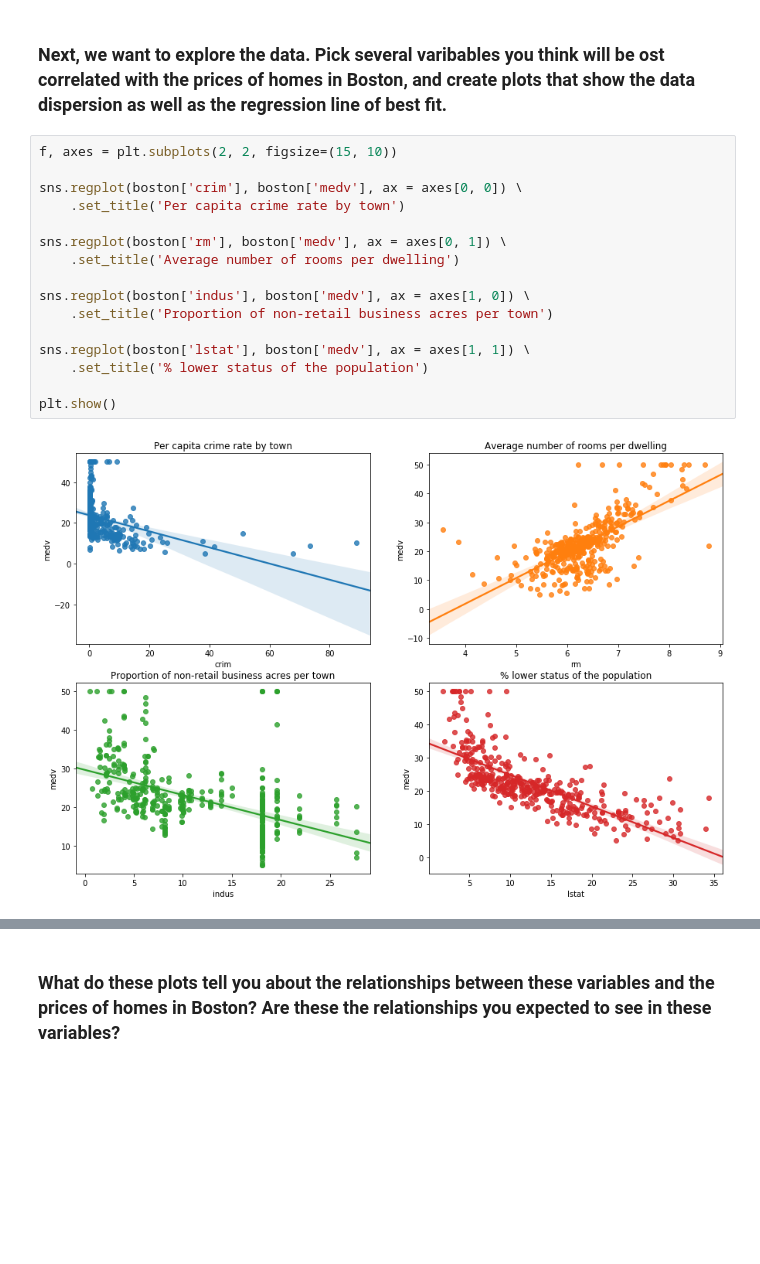
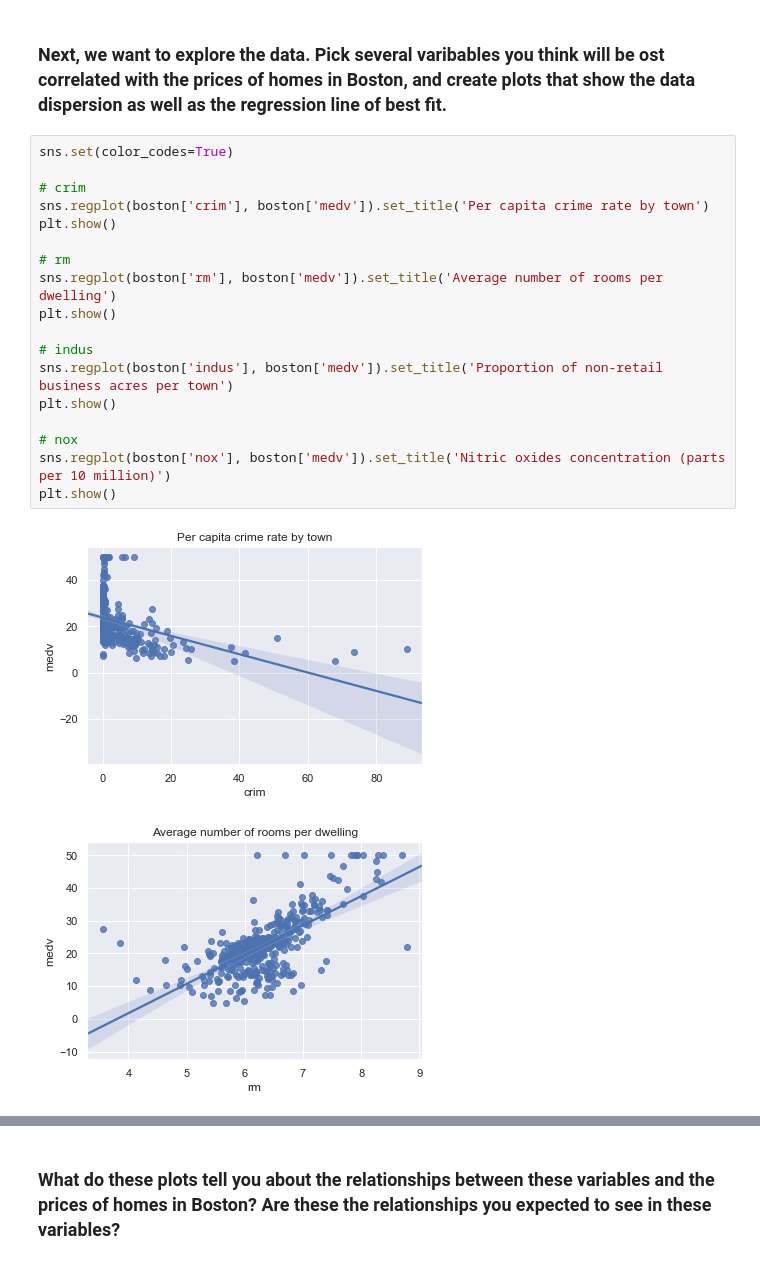
Before and after one commit to ta-data-lis/lab-problems-in-ml, a Jupyter notebook: your-code/lab_boston_housing.ipynb, the cells around one changed output, grey strips where cells are left out. Drawn from its saved outputs; the diff is of its cells as text; blank space fills up the shorter version.

```diff
--- a/your-code/lab_boston_housing.ipynb
+++ b/your-code/lab_boston_housing.ipynb
@@ -153,20 +136,23 @@ dtype: float64
 # %% [markdown]
 ### Next, we want to explore the data. Pick several varibables you think will be ost correlated with the prices of homes in Boston, and create plots that show the data dispersion as well as the regression line of best fit.
 # %%
-f, axes = plt.subplots(2, 2, figsize=(15, 10))
+sns.set(color_codes=True)
 
-sns.regplot(boston['crim'], boston['medv'], ax = axes[0, 0]) \
-    .set_title('Per capita crime rate by town')
+# crim
+sns.regplot(boston['crim'], boston['medv']).set_title('Per capita crime rate by town')
+plt.show()
 
-sns.regplot(boston['rm'], boston['medv'], ax = axes[0, 1]) \
-    .set_title('Average number of rooms per dwelling')
+# rm
+sns.regplot(boston['rm'], boston['medv']).set_title('Average number of rooms per dwelling')
+plt.show()
 
-sns.regplot(boston['indus'], boston['medv'], ax = axes[1, 0]) \
-    .set_title('Proportion of non-retail business acres per town')
+# indus
+sns.regplot(boston['indus'], boston['medv']).set_title('Proportion of non-retail business acres per town')
+plt.show()
 
-sns.regplot(boston['lstat'], boston['medv'], ax = axes[1, 1]) \
-    .set_title('% lower status of the population')
-
+# nox
+sns.regplot(boston['nox'], boston['medv']).set_title('Nitric oxides concentration (parts per 10 million)')
 plt.show()
 # %% [output]
-[figure, old version]
+[figure, new version]
+[figure, added]
```
Also changed, not shown: parts of 22 cells of this notebook.
